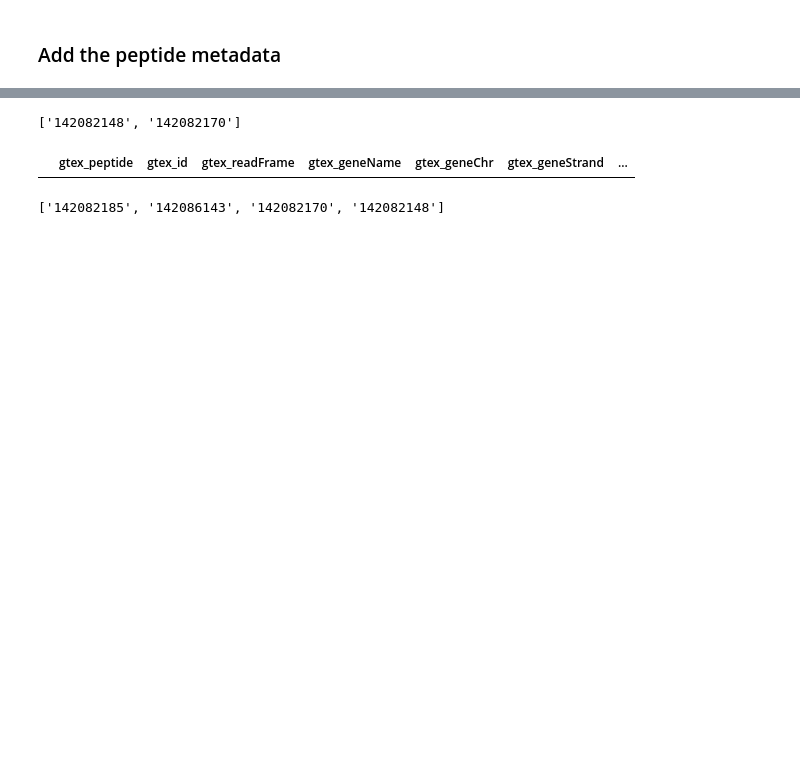
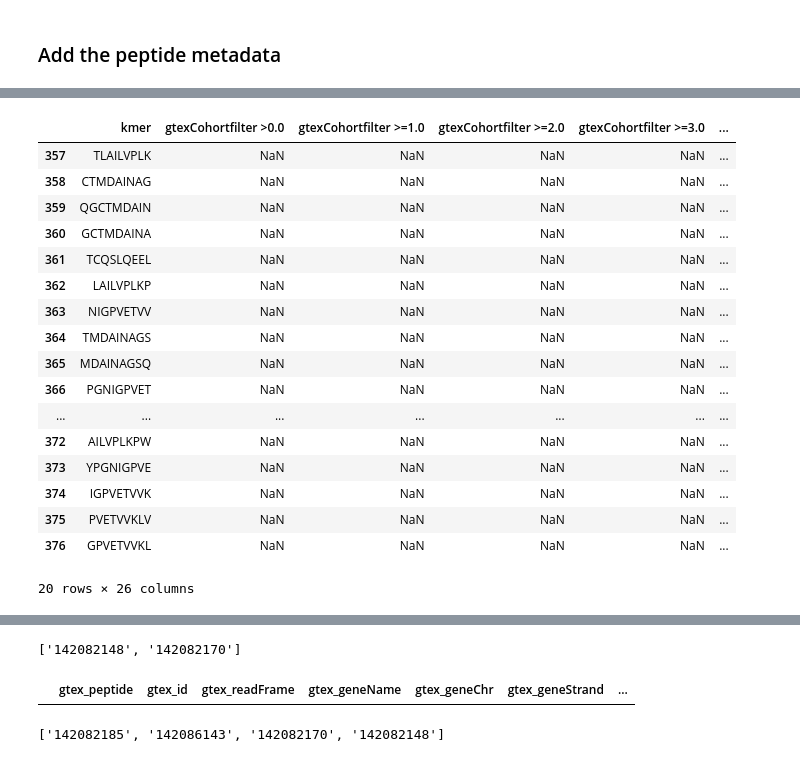
Before and after one commit to ratschlab/projects2020_ohsu, a Jupyter notebook: eth/debug/debug_false_positives/p20230307_filter_allRF_quality_check.ipynb, the cells around one changed output, grey strips where cells are left out. Saved outputs shown, nothing was run; the diff lists cells and outputs as text; code cells hidden in the pictures; blank space fills up the shorter version.

```diff
--- a/eth/debug/debug_false_positives/p20230307_filter_allRF_quality_check.ipynb
+++ b/eth/debug/debug_false_positives/p20230307_filter_allRF_quality_check.ipynb
@@ -319,0 +340,21 @@ TypeError: 'float' object is not subscriptable
+# %%
+filt_meta_pb.loc[filt_meta_pb['batch'] == batch]
+# %% [output]
+|  | kmer | gtexCohortfilter >0.0 | gtexCohortfilter >=1.0 | gtexCohortfilter >=2.0 | gtexCohortfilter >=3.0 | ... |
+| 357 | TLAILVPLK | NaN | NaN | NaN | NaN | ... |
+| 358 | CTMDAINAG | NaN | NaN | NaN | NaN | ... |
+| 359 | QGCTMDAIN | NaN | NaN | NaN | NaN | ... |
+| 360 | GCTMDAINA | NaN | NaN | NaN | NaN | ... |
+| 361 | TCQSLQEEL | NaN | NaN | NaN | NaN | ... |
+| 362 | LAILVPLKP | NaN | NaN | NaN | NaN | ... |
+| 363 | NIGPVETVV | NaN | NaN | NaN | NaN | ... |
+| 364 | TMDAINAGS | NaN | NaN | NaN | NaN | ... |
+| 365 | MDAINAGSQ | NaN | NaN | NaN | NaN | ... |
+| 366 | PGNIGPVET | NaN | NaN | NaN | NaN | ... |
+| ... | ... | ... | ... | ... | ... | ... |
+| 372 | AILVPLKPW | NaN | NaN | NaN | NaN | ... |
+| 373 | YPGNIGPVE | NaN | NaN | NaN | NaN | ... |
+| 374 | IGPVETVVK | NaN | NaN | NaN | NaN | ... |
+| 375 | PVETVVKLV | NaN | NaN | NaN | NaN | ... |
+| 376 | GPVETVVKL | NaN | NaN | NaN | NaN | ... |
+20 rows × 26 columns
```
Also changed, not shown: parts of 19 cells of this notebook.
